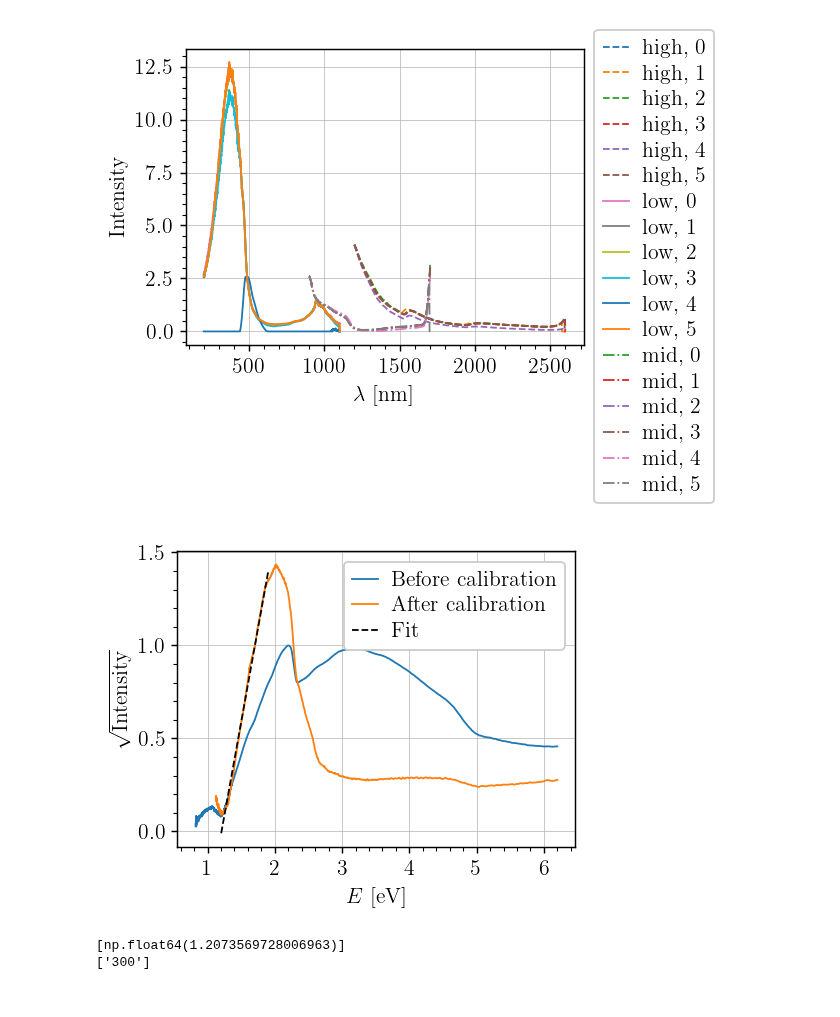
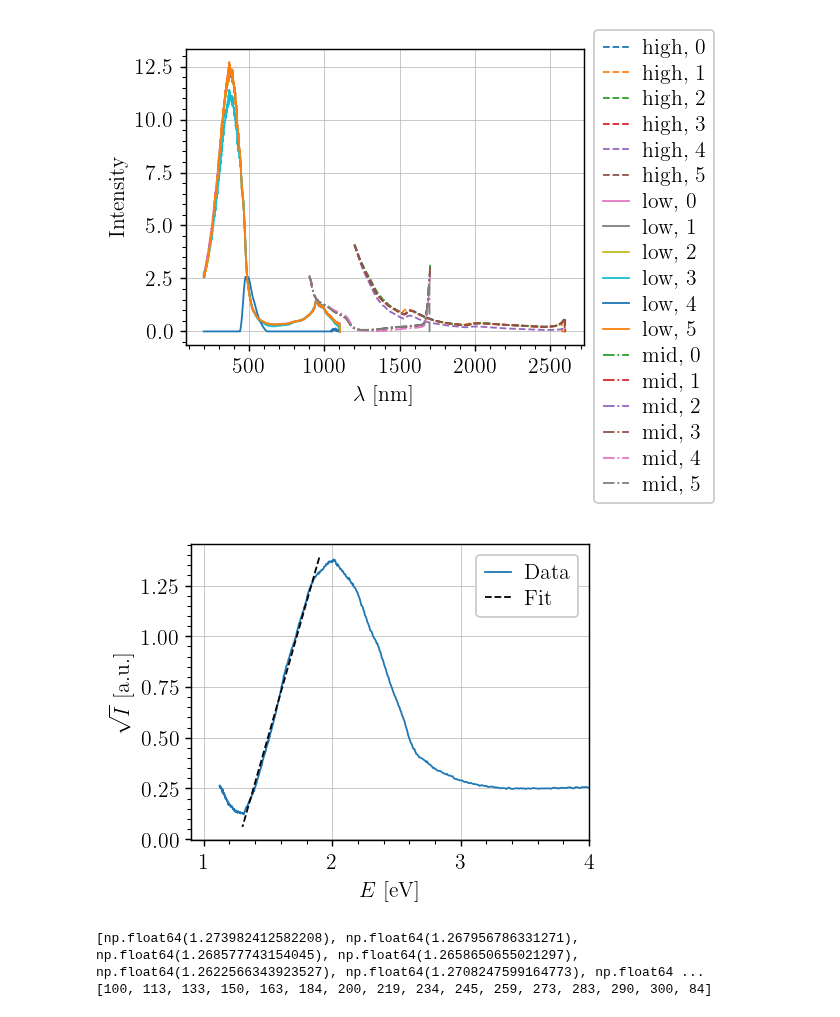
Before and after one commit to TomVdt/TPIII, a Jupyter notebook: 06-photoemission-interne/analyse/exp2_calibration.ipynb, the cells around one changed output. Drawn from its saved outputs; the diff is of its cells as text; code cells hidden in the pictures.

Commit message:
photocurrent results

```diff
--- a/06-photoemission-interne/analyse/exp2_calibration.ipynb
+++ b/06-photoemission-interne/analyse/exp2_calibration.ipynb
@@ -84,35 +72,43 @@ plt.legend(bbox_to_anchor=(1,1.1))
 [figure]
 # %%
 phi_b = []
+err_phi_b = []
 T = []
 
-
-for photocurr in photocurrent_dataset:
+for i, photocurr in enumerate(photocurrent_dataset):
     mod_intensity = photocurr.intensity.copy()
-    mod_intensity /= photocurr.intensity.max()
-    plt.plot(photocurr.E, np.sqrt(mod_intensity), label="Before calibration")
+    mod_intensity /= mod_intensity.max()
+    # plt.plot(photocurr.E, np.sqrt(mod_intensity), label="Before calibration")
 
     mod_intensity /= new_calibration_dataset[6].intensity
-    plt.plot(photocurr.E, np.sqrt(mod_intensity), label="After calibration")
 
-    studied_E_range = photocurr.E[(1.2 < photocurr.E) & (photocurr.E < 1.9)] # THIS NEEDS TO ADAPT TO EVERY MEASURE
-    studied_sqrt_intens = np.sqrt(mod_intensity)[(1.2 < photocurr.E) & (photocurr.E < 1.9)]
+    # plt.plot(photocurr.E, np.sqrt(mod_intensity), label="After calibration")
+
+    studied_E_range = photocurr.E[(1.3 < photocurr.E) & (photocurr.E < 1.9)]
+    studied_sqrt_intens = np.sqrt(mod_intensity)[(1.3 < photocurr.E) & (photocurr.E < 1.9)]
     coefs, cov = np.polyfit(studied_E_range, studied_sqrt_intens, 1, cov=True)
+    errs = np.sqrt(np.diag(cov))
     fitfunc = np.poly1d(coefs)
 
     phi_b.append(-coefs[1] / coefs[0])
+    err_phi_b.append(np.abs(errs[0]/coefs[0]) + np.abs(errs[1]/coefs[1]))
+
     T.append(photocurr.T)
 
-    plt.plot(studied_E_range, fitfunc(studied_E_range), label="Fit", ls="--", c='k')
+    if (i == 0):
+        plt.plot(photocurr.E, np.sqrt(mod_intensity), label="Data")
+        plt.plot(studied_E_range, fitfunc(studied_E_range), label="Fit", ls="--", c='k')
 
-    plt.xlabel("$E$ [eV]")
-    plt.ylabel("$\\sqrt{\\mathrm{Intensity}}$")
-    plt.legend()
-    plt.show()
+        plt.xlabel("$E$ [eV]")
+        plt.ylabel("$\\sqrt{I}$ [a.u.]")
+        plt.xlim(0.9, 4)
+        plt.legend()
+        plt.savefig("../figures/photocurrent_curve.pdf")
+        plt.show()
 
 print(phi_b)
 print(T)
 # %% [output]
-[figure, old version]
+[figure, new version]
-[np.float64(1.2073569728006963)]
-['300']
+[np.float64(1.273982412582208), np.float64(1.267956786331271), np.float64(1.268577743154045), np.float64(1.2658650655021297), np.float64(1.2622566343923527), np.float64(1.2708247599164773), np.float64 ...
+[100, 113, 133, 150, 163, 184, 200, 219, 234, 245, 259, 273, 283, 290, 300, 84]
```
Also changed, not shown: parts of 3 cells of this notebook, 3 other files.
